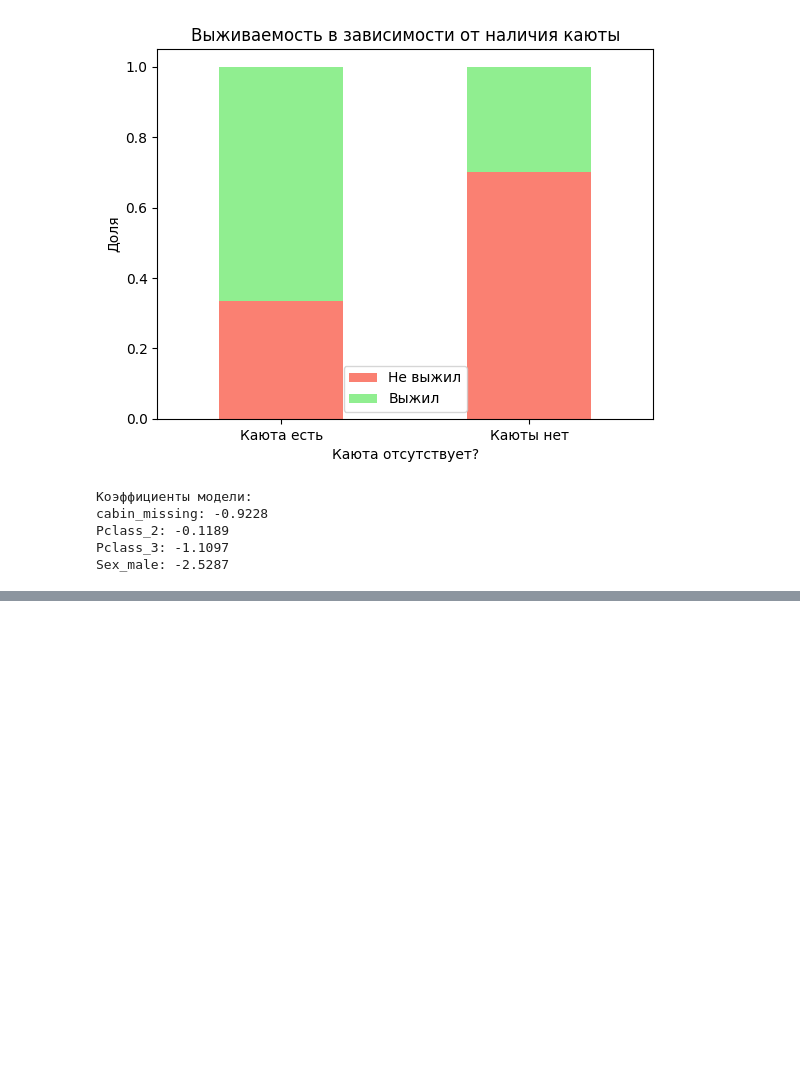
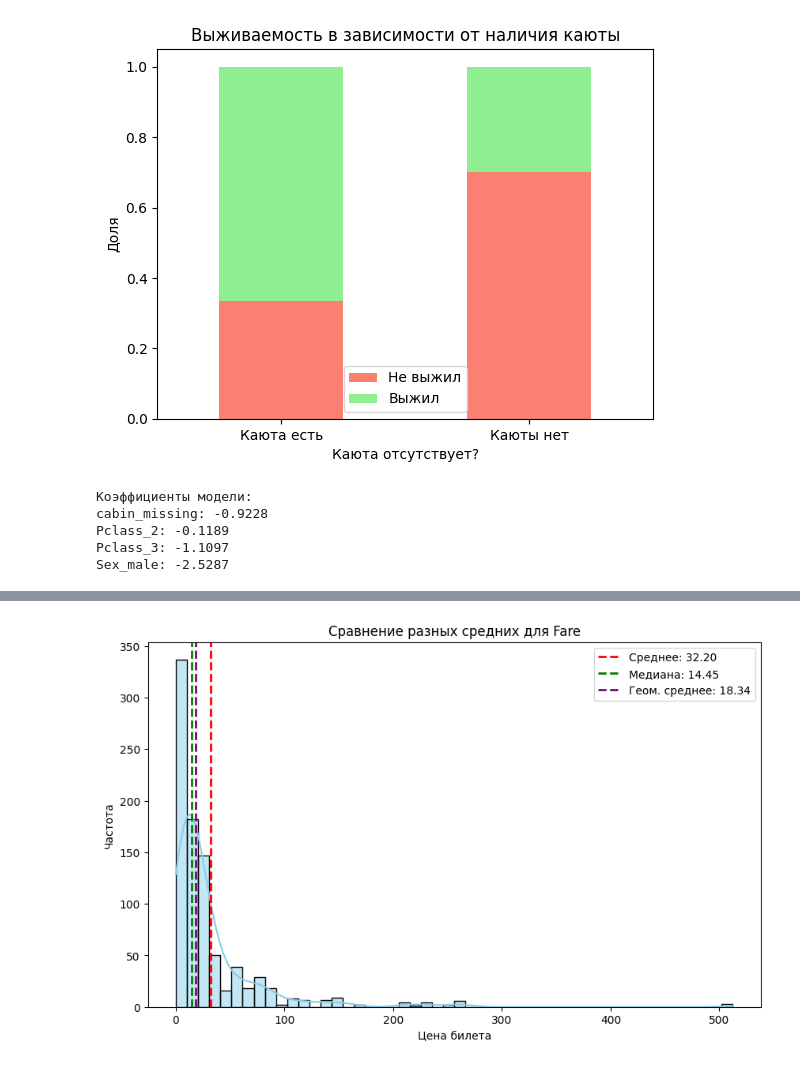
Before and after one commit to Lorr1ck/lab1_data_analysis, a Jupyter notebook: notebooks/02_data_understanding_advanced.ipynb, the cells around one changed output, grey strips where cells are left out. Saved outputs shown, nothing was run; the diff lists cells and outputs as text; code cells hidden in the pictures; blank space fills up the shorter version.

```diff
--- a/notebooks/02_data_understanding_advanced.ipynb
+++ b/notebooks/02_data_understanding_advanced.ipynb
@@ -295,0 +525,19 @@ Sex_male: -2.5287
+# %%
+import numpy as np
+
+# Берём данные
+fare_data = df_num['Fare'].copy()
+
+# Среднее арифметическое
+mean_fare = fare_data.mean()
+
+# Медиана
+median_fare = fare_data.median()
+
+# Геометрическое среднее (exp от среднего логарифмов)
+# Добавляем 1, чтобы избежать проблем с нулями
+geom_mean_fare = np.exp(np.log1p(fare_data).mean()) - 1
+
+print(f"Среднее арифметическое: {mean_fare:.2f}")
+print(f"Медиана: {median_fare:.2f}")
+print(f"Геометрическое среднее: {geom_mean_fare:.2f}")
@@ -295,0 +576,14 @@ Sex_male: -2.5287
+# %%
+# Визуализирую для наглядности
+plt.figure(figsize=(10, 6))
+sns.histplot(fare_data, bins=50, kde=True, color='skyblue')
+plt.axvline(mean_fare, color='red', linewidth=2, linestyle='--', label=f'Среднее: {mean_fare:.2f}')
+plt.axvline(median_fare, color='green', linewidth=2, linestyle='--', label=f'Медиана: {median_fare:.2f}')
+plt.axvline(geom_mean_fare, color='purple', linewidth=2, linestyle='--', label=f'Геом. среднее: {geom_mean_fare:.2f}')
+plt.title('Сравнение разных средних для Fare')
+plt.xlabel('Цена билета')
+plt.ylabel('Частота')
+plt.legend()
+plt.show()
+# %% [output]
+[figure, added]
```
Also changed, not shown: parts of 35 cells of this notebook, 2 other files.
